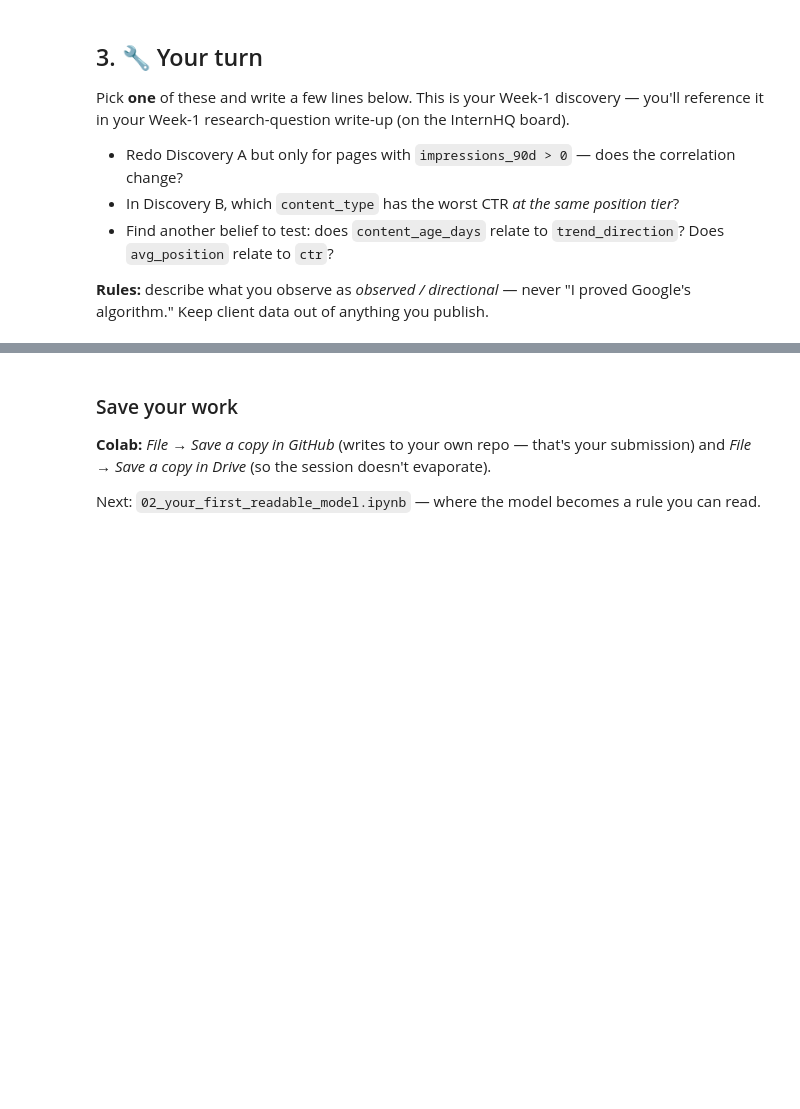
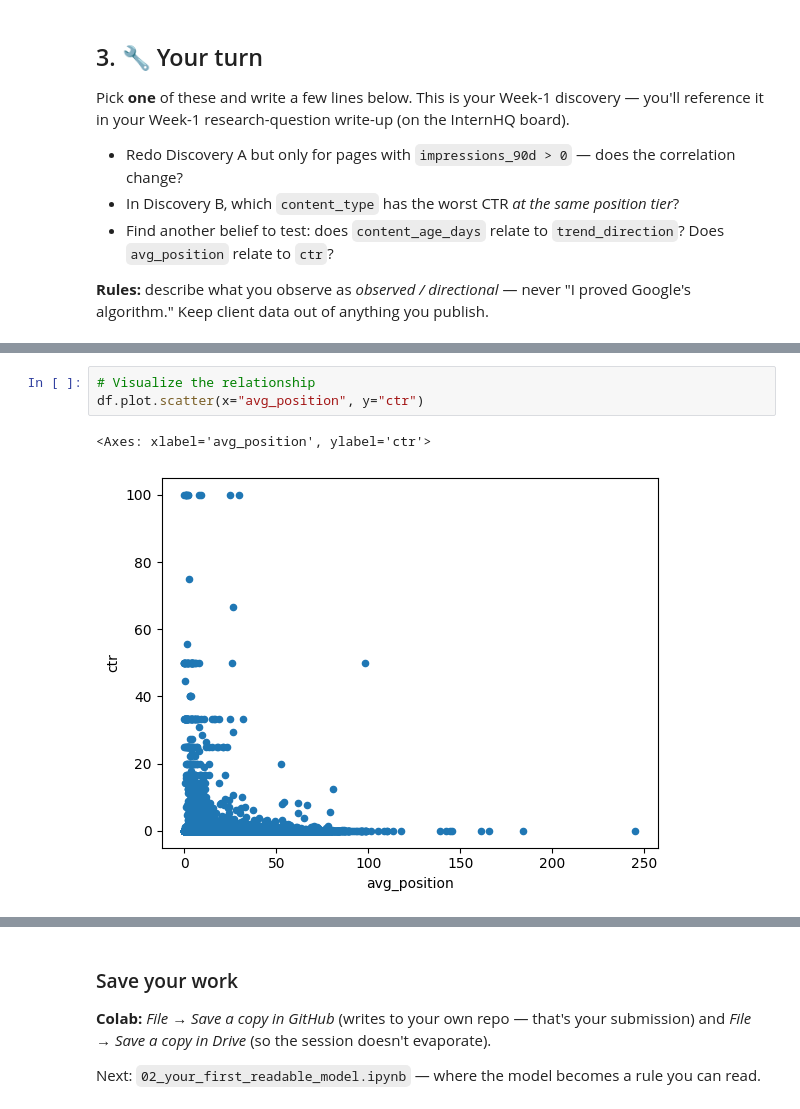
Before and after one commit to SohailAkhtarChanna/flyrank-ml-internship, a Jupyter notebook: notebooks/01_first_look_and_discovery.ipynb, the cells around one changed output, grey strips where cells are left out. Drawn from its saved outputs; the diff is of its cells as text; blank space fills up the shorter version.

```diff
--- a/notebooks/01_first_look_and_discovery.ipynb
+++ b/notebooks/01_first_look_and_discovery.ipynb
@@ -101,0 +163,6 @@ Pick **one** of these and write a few lines below. This is your Week-1 discovery
+# %%
+# Visualize the relationship
+df.plot.scatter(x="avg_position", y="ctr")
+# %% [output]
+<Axes: xlabel='avg_position', ylabel='ctr'>
+[figure, added]
```
Also changed, not shown: parts of 9 cells of this notebook.
